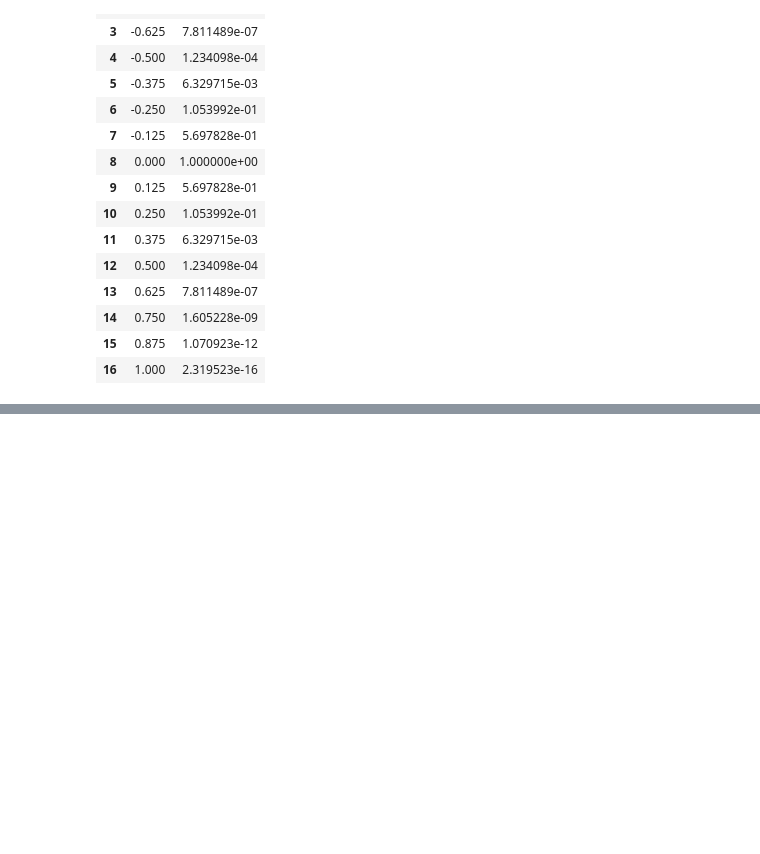
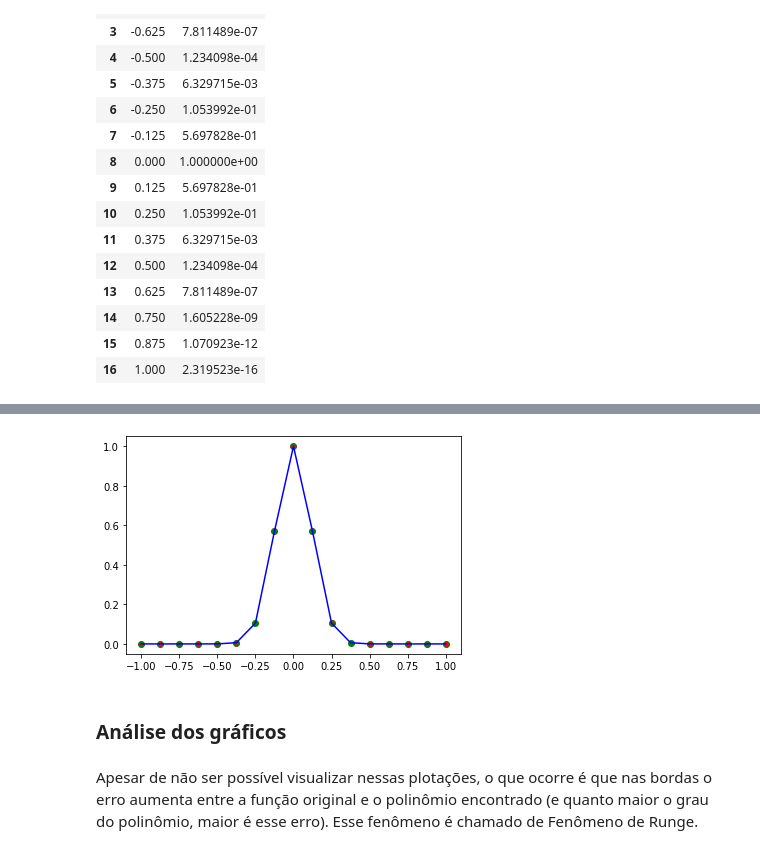
Before and after one commit to remmessias/ms211, a Jupyter notebook: Interpolation.ipynb, the cells around one changed output, grey strips where cells are left out. Drawn from its saved outputs; the diff is of its cells as text; code cells hidden in the pictures; blank space fills up the shorter version.

```diff
--- a/Interpolation.ipynb
+++ b/Interpolation.ipynb
@@ -83,0 +364,15 @@ pd.DataFrame(mapping3, columns=['x','f(x)'])
+# %%
+eixoY3Lagrange = np.polyval(metodoLagrange(x3, y3), x3)
+eixoY3Newton = np.polyval(metodoNewton(x3, y3), x3)
+
+plt.plot(x3, eixoY3Newton, 'o',color= "green")
+plt.plot(x3, eixoY3Lagrange, '+', color= "red")
+plt.plot(x3, y3, color="blue")
+
+plt.show()
+# %% [output]
+[figure, added]
+# %% [markdown]
+### Análise dos gráficos
+# %% [markdown]
+Apesar de não ser possível visualizar nessas plotações, o que ocorre é que nas bordas o erro aumenta entre a função original e o polinômio encontrado (e quanto maior o grau do polinômio, maior é esse erro). Esse fenômeno é chamado de Fenômeno de Runge.
```
Also changed, not shown: parts of 38 cells of this notebook.
